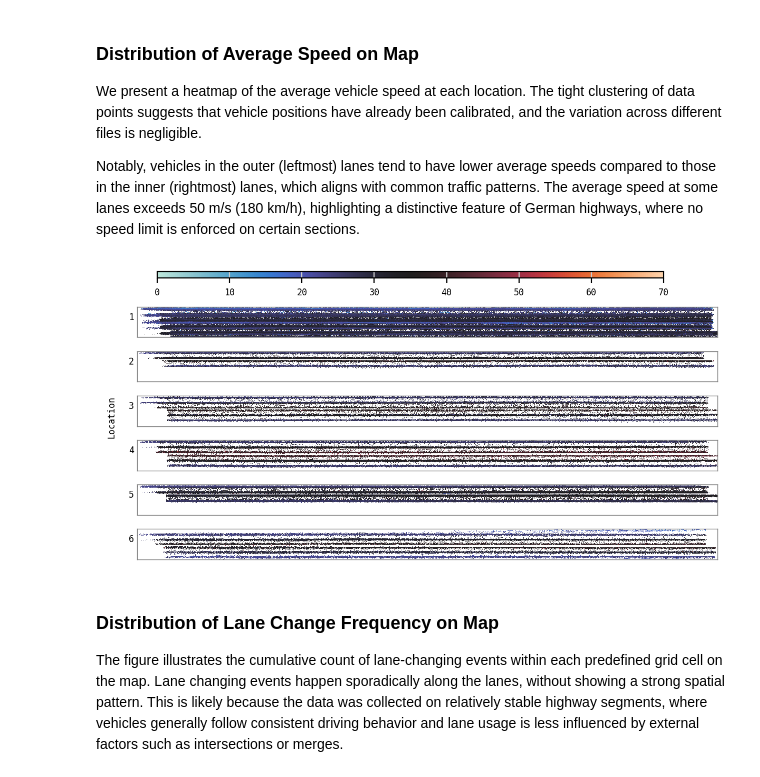
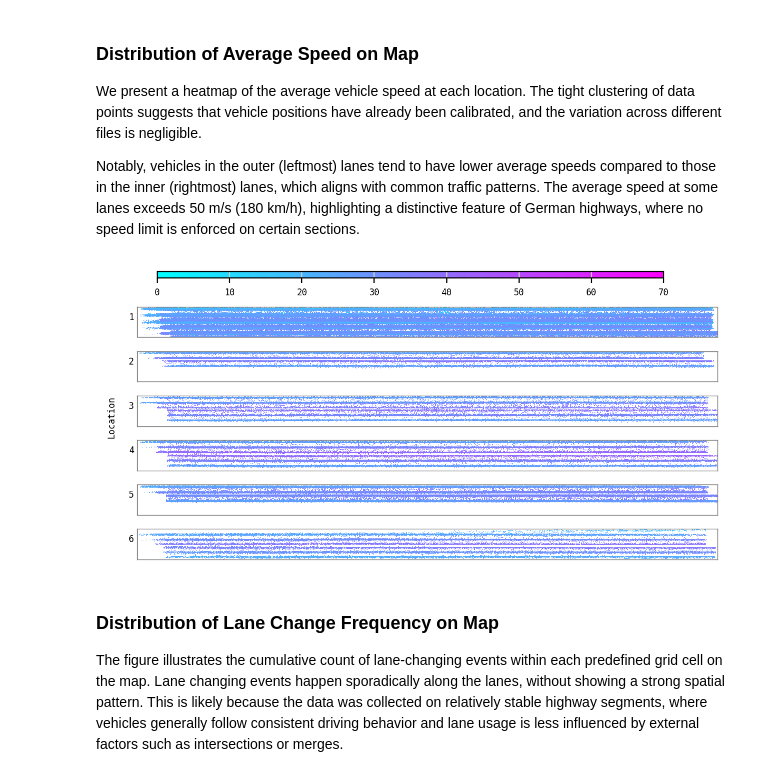
Before and after one commit to WoodOxen/tactics2d, a Jupyter notebook: docs/dataset_support/highd.ipynb, the cells around one changed output. Cells and saved outputs as stored; diff of their text form; code cells hidden in the pictures.

```diff
--- a/docs/dataset_support/highd.ipynb
+++ b/docs/dataset_support/highd.ipynb
@@ -121,7 +121,7 @@ dfs_track_meta_melt_by_velocity["locationId"] = pd.Categorical(
     dfs_track_meta_melt_by_velocity["locationId"], categories=[1, 2, 3, 4, 5, 6], ordered=True
 )
 # %%
-f, ax = plt.subplots(figsize=(4, 4))
+f, ax = plt.subplots(figsize=(6, 6))
 sns.stripplot(
     data=dfs_track_meta_melt_by_velocity,
     x="value",
@@ -203,35 +203,41 @@ Notably, vehicles in the outer (leftmost) lanes tend to have lower average speed
 # %%
 fig, axes = plt.subplots(6, 1, figsize=(6, 3), sharex=True, sharey=True)
 
 for i in range(6):
     df_speed_heatmap = (
         dfs[i]
         .group_by(["y_bin_1", "x_bin_1"])
         .agg(pl.col("speed (m/s)").mean().alias("avg_speed"))
         .sort(["y_bin_1", "x_bin_1"])
     ).to_pandas()
     grid = df_speed_heatmap.pivot(index="y_bin_1", columns="x_bin_1", values="avg_speed")
     hm = sns.heatmap(
-        grid, ax=axes[i], cmap="icefire", cbar=False, xticklabels=False, yticklabels=False,
-        vmin=0, vmax=70
+        grid,
+        ax=axes[i],
+        cmap="cool",
+        cbar=False,
+        xticklabels=False,
+        yticklabels=False,
+        vmin=0,
+        vmax=70,
     )
 
     for spine in axes[i].spines.values():
         spine.set_visible(True)
         spine.set_color("gray")
         spine.set_linewidth(0.5)
     axes[i].set_aspect("equal")
     axes[i].set_xlabel("")
     axes[i].set_ylabel(f"{i+1}", rotation=0)
 
 cbar_ax = fig.add_axes([0.1, 0.94, 0.8, 0.02])
 cbar = fig.colorbar(hm.get_children()[0], cax=cbar_ax, orientation="horizontal")
 fig.text(0.02, 0.5, "Location", va="center", rotation="vertical")
 
 plt.tight_layout(rect=[0.04, 0, 1, 0.9])
 plt.show()
 # %% [output]
-[figure, old version]
+[figure, new version]
 # %% [markdown]
 ### Distribution of Lane Change Frequency on Map
 
```
Also changed, not shown: parts of 10 cells of this notebook, 5 other files.
